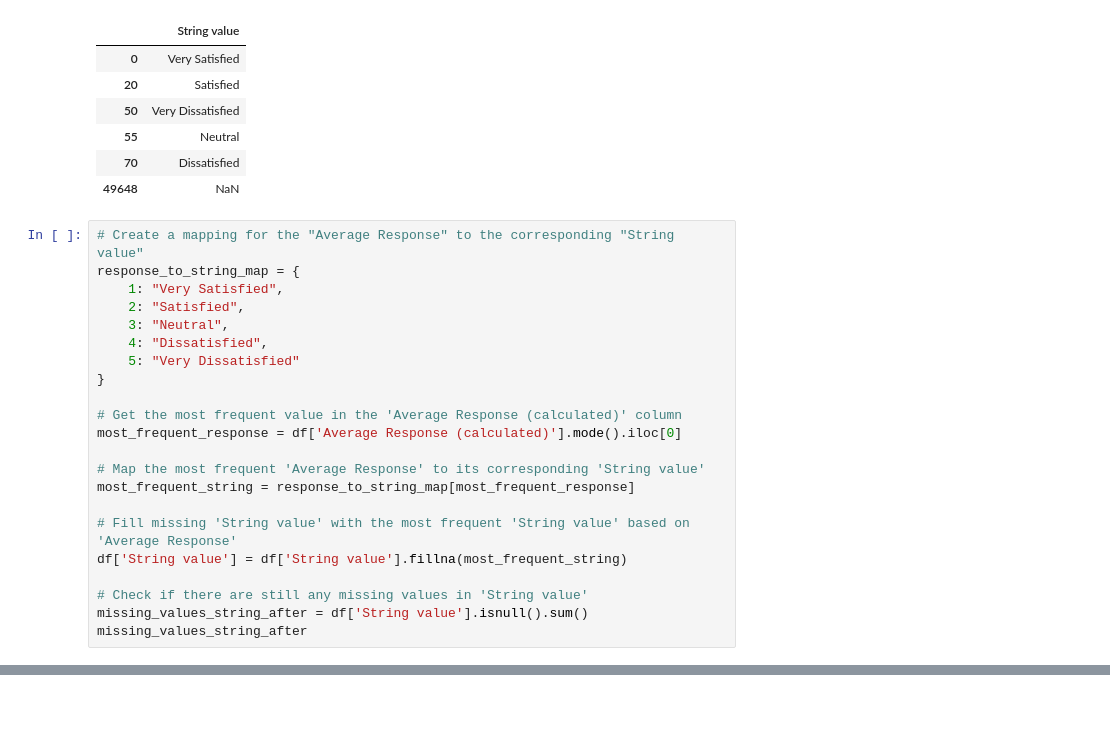
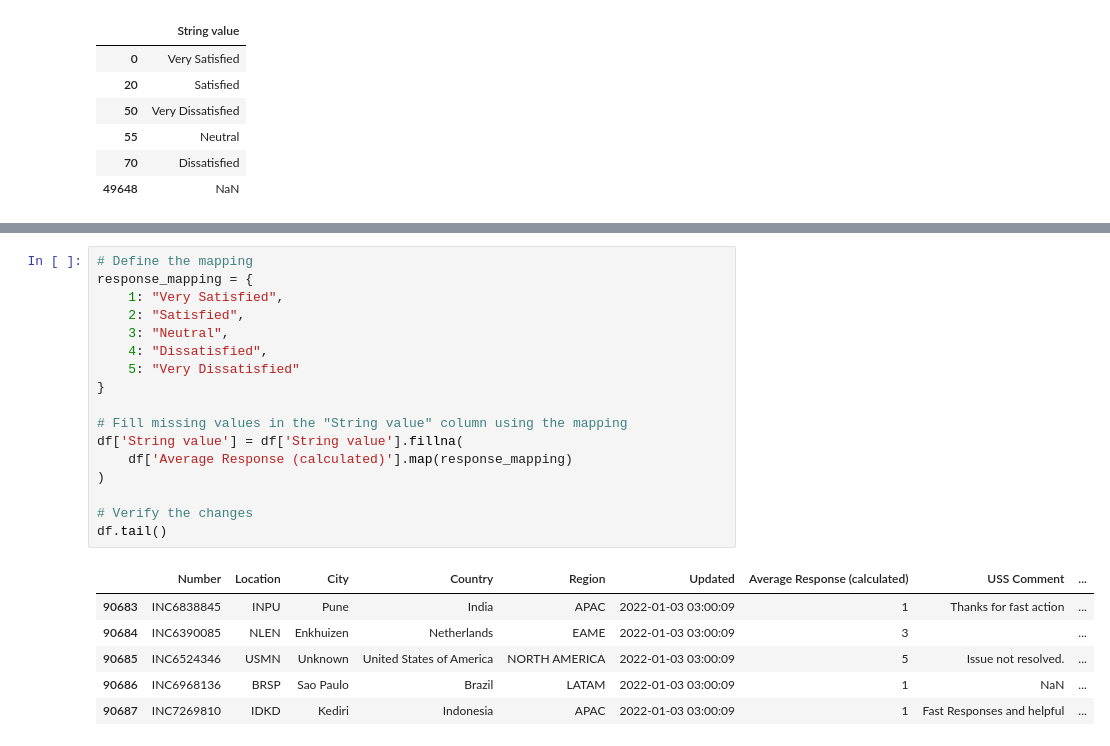
Before and after one commit to AzlinRusnan/Optimizing_CSAT_Through_Sentiment-Analysis_and_Predictive-Modeling, a Jupyter notebook: Optimizing_CSAT_Through_Sentiment_Analysis_&_Predictive_ML_Techniques.ipynb, the cells around one changed output, grey strips where cells are left out. Drawn from its saved outputs; the diff is of its cells as text; blank space fills up the shorter version.

```diff
--- a/Optimizing_CSAT_Through_Sentiment_Analysis_&_Predictive_ML_Techniques.ipynb
+++ b/Optimizing_CSAT_Through_Sentiment_Analysis_&_Predictive_ML_Techniques.ipynb
@@ -88,25 +95,3 @@ df[['String value']].drop_duplicates().head(20)
 | 55 | Neutral |
 | 70 | Dissatisfied |
 | 49648 | NaN |
-# %%
-# Create a mapping for the "Average Response" to the corresponding "String value"
-response_to_string_map = {
-    1: "Very Satisfied",
-    2: "Satisfied",
-    3: "Neutral",
-    4: "Dissatisfied",
-    5: "Very Dissatisfied"
-}
-
-# Get the most frequent value in the 'Average Response (calculated)' column
-most_frequent_response = df['Average Response (calculated)'].mode().iloc[0]
-
-# Map the most frequent 'Average Response' to its corresponding 'String value'
-most_frequent_string = response_to_string_map[most_frequent_response]
-
-# Fill missing 'String value' with the most frequent 'String value' based on 'Average Response'
-df['String value'] = df['String value'].fillna(most_frequent_string)
-
-# Check if there are still any missing values in 'String value'
-missing_values_string_after = df['String value'].isnull().sum()
-missing_values_string_after
@@ -114,0 +110,24 @@ missing_values_string_after
+# %%
+# Define the mapping
+response_mapping = {
+    1: "Very Satisfied",
+    2: "Satisfied",
+    3: "Neutral",
+    4: "Dissatisfied",
+    5: "Very Dissatisfied"
+}
+
+# Fill missing values in the "String value" column using the mapping
+df['String value'] = df['String value'].fillna(
+    df['Average Response (calculated)'].map(response_mapping)
+)
+
+# Verify the changes
+df.tail()
+# %% [output]
+|  | Number | Location | City | Country | Region | Updated | Average Response (calculated) | USS Comment | ... |
+| 90683 | INC6838845 | INPU | Pune | India | APAC | 2022-01-03 03:00:09 | 1 | Thanks for fast action | ... |
+| 90684 | INC6390085 | NLEN | Enkhuizen | Netherlands | EAME | 2022-01-03 03:00:09 | 3 |  | ... |
+| 90685 | INC6524346 | USMN | Unknown | United States of America | NORTH AMERICA | 2022-01-03 03:00:09 | 5 | Issue not resolved. | ... |
+| 90686 | INC6968136 | BRSP | Sao Paulo | Brazil | LATAM | 2022-01-03 03:00:09 | 1 | NaN | ... |
+| 90687 | INC7269810 | IDKD | Kediri | Indonesia | APAC | 2022-01-03 03:00:09 | 1 | Fast Responses and helpful | ... |
```
Also changed, not shown: parts of 4 cells of this notebook.
